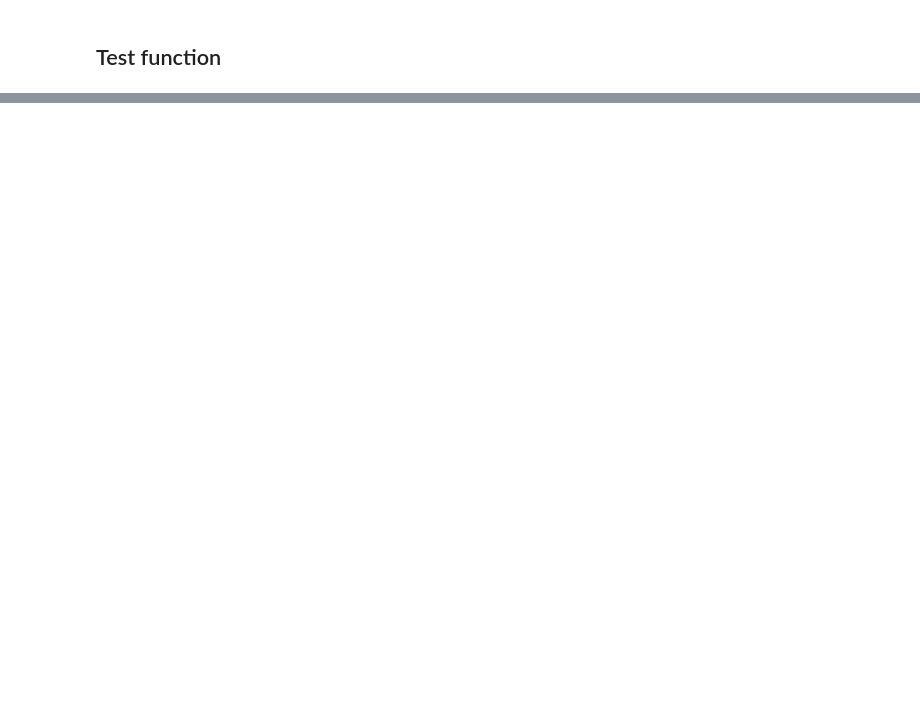
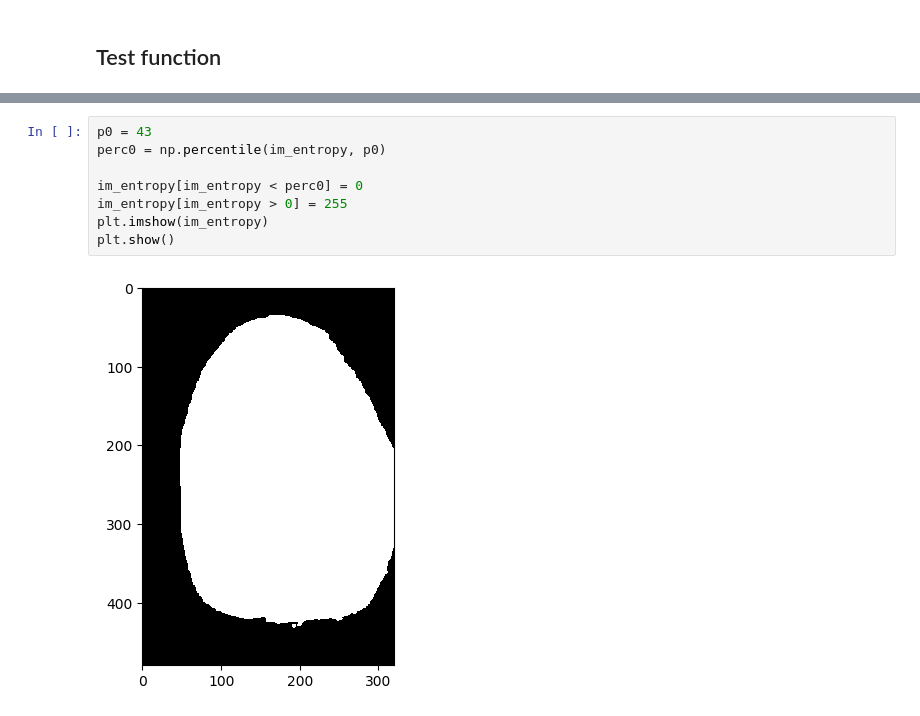
Before and after one commit to veruti/fingerprint_validation, a Jupyter notebook: notebooks/2. Mask and contours.ipynb, the cells around one changed output, grey strips where cells are left out. Cells and saved outputs as stored; diff of their text form; blank space fills up the shorter version.

```diff
--- a/notebooks/2. Mask and contours.ipynb
+++ b/notebooks/2. Mask and contours.ipynb
@@ -170,0 +176,10 @@ plt.show()
+# %%
+p0 = 43
+perc0 = np.percentile(im_entropy, p0)
+
+im_entropy[im_entropy < perc0] = 0
+im_entropy[im_entropy > 0] = 255
+plt.imshow(im_entropy)
+plt.show()
+# %% [output]
+[figure, added]
```
Also changed, not shown: parts of 30 cells of this notebook, 2 other files.
